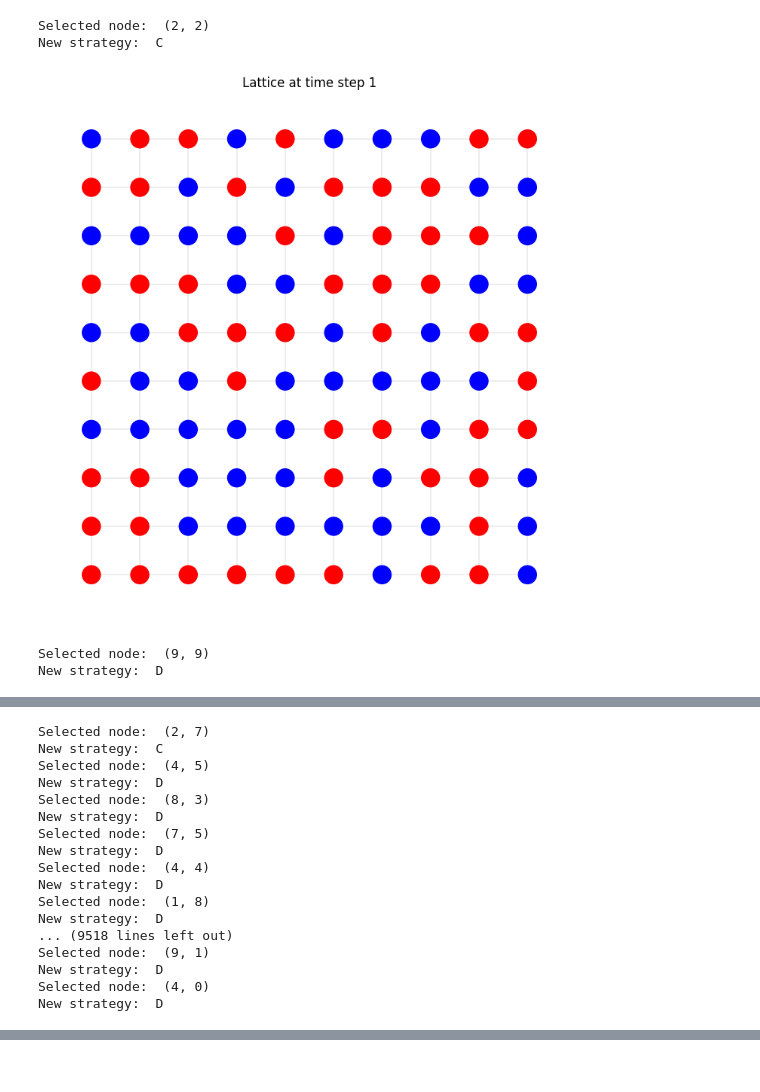
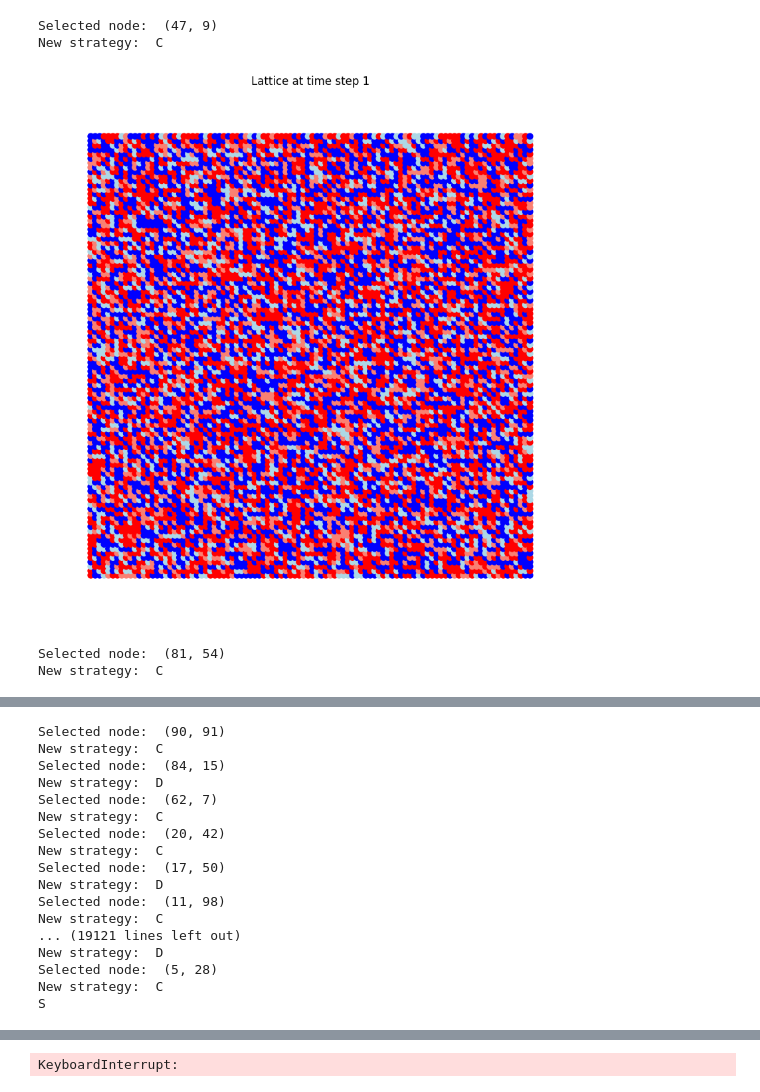
Before and after one commit to How2Troll/NetworkScience, a Jupyter notebook: sim7.ipynb, the cells around one changed output, grey strips where cells are left out. Saved outputs shown, nothing was run; the diff lists cells and outputs as text; code cells hidden in the pictures.

```diff
--- a/sim7.ipynb
+++ b/sim7.ipynb
@@ -9,9 +9,9 @@ logging.basicConfig(filename='simulation_log.log', level=logging.INFO,
                     format='%(asctime)s - %(message)s')
 
 # Adjust grid size to 30x30
-GRID_SIZE = 10
+GRID_SIZE = 100
 NUM_AGENTS = GRID_SIZE * GRID_SIZE  # Total number of agents
-RICH_SITE_PROB = 0.0  # Fraction of rich sites (adjust as needed)
+RICH_SITE_PROB = 0.3  # Fraction of rich sites (adjust as needed)
 AVERAGE_SITE_PROB = 0.0  # Fraction of average sites (you can adjust as needed)
 INITIAL_COOPERATION_PROB = 0.5
 c = 10  # Resource contrast (c) between rich and poor sites
@@ -120,7 +120,7 @@ def calculate_payoff(strategy, site, neighbor_strategy, neighbor_site):
 
 # Update strategy for only the selected node
 def update_strategy(G, payoffs, selected_node):
-    mutation_prob = 0.05  # Small chance of strategy mutation
+    mutation_prob = 0.00#0.05  # Small chance of strategy mutation
     m = 10  # Exponent
 
     node = selected_node
@@ -161,17 +161,40 @@ def update_strategy(G, payoffs, selected_node):
     # Apply the new strategy to the node
     G.nodes[node]['strategy'] = new_strategy
 
+#Visualization of the lattice with different colors for cooperators and defectors
 def plot_lattice(G, timestep):
-    # Color cooperators (blue) and defectors (red)
-    strategy_map = {'C': 'blue', 'D': 'red'}
-    node_colors = [strategy_map[G.nodes[node]['strategy']] for node in G.nodes()]
+    """
+    Plot a lattice where node color is determined by strategy and site_type.
+    Cooperators (C) are blue or light blue based on site type.
+    Defectors (D) are red or light red based on site type.
+    """
+    node_colors = []
+
+    for node in G.nodes():
+        strategy = G.nodes[node].get('strategy')  # 'C' or 'D'
+        site_type = G.nodes[node].get('site_type')  # 'rich' or 'poor'
+        #print("Site type: ", site_type)
+
+
+        if strategy == 'C':
+            if site_type == 'rich':
+                node_colors.append('lightblue')  # Cooperators on rich sites
+            else:
+                node_colors.append('blue')       # Cooperators on poor sites
+        elif strategy == 'D':
+            if site_type == 'rich':
+                node_colors.append('salmon') # Defectors on rich sites
+            else:
+                node_colors.append('red')        # Defectors on poor sites
+        else:
+            node_colors.append('grey')           # Default in case of missing strategy
 
     # Draw the grid with proper node colors
     pos = dict((n, n) for n in G.nodes())  # Use grid positions
-    plt.figure(figsize=(7, 7))
+    plt.figure(figsize=(8, 8))
 
-    # Increase node size to remove white spaces between dots
-    nx.draw(G, pos, node_color=node_colors, with_labels=False, node_size=300, edge_color='black', width=0.05)
+    nx.draw(G, pos, node_color=node_colors, with_labels=False, node_size=40, edge_color='black', width=0.05)
+
 
     plt.title(f"Lattice at time step {timestep}")
     plt.show()
@@ -180,7 +203,7 @@ def plot_lattice(G, timestep):
 def simulate():
     G = create_lattice()
     cooperation_levels = []
-    num_time_steps = 500000  # Adjust as needed
+    num_time_steps = 50000  # Adjust as needed
     logging.info(f"========================================")
     logging.info(f"Simulation started")
     logging.info(f"=========================================")
@@ -195,34 +218,34 @@ def simulate():
         payoffs = play_game(G, selected_node)
 
         # Update strategy for only the selected node
         update_strategy(G, payoffs, selected_node)
 
         # Record cooperation level
         if t % 1000 == 0:  # Adjust frequency of recording as needed
             num_cooperators = sum(1 for node in G.nodes() if G.nodes[node]['strategy'] == 'C')
             cooperation_level = num_cooperators / NUM_AGENTS
             cooperation_levels.append(cooperation_level)
 
         # Visualization (optional)
         if t == 1:
             plot_lattice(G, t+1)
         if (t % 50000 == 0):
             plot_lattice(G, t+1)
 
     return cooperation_levels, G
 
 # Run the simulation and plot the final state
 cooperation_levels, G = simulate()
 
 # Plot the cooperation level over time
 plt.plot(cooperation_levels)
 plt.xlabel("Time step (x1000)")
 plt.ylabel("Cooperation level")
 plt.title("Cooperation Level Over Time")
 plt.show()
 # %% [output]
-Selected node:  (2, 2)
+Selected node:  (47, 9)
 New strategy:  C
-[figure, old version]
+[figure, new version]
-Selected node:  (9, 9)
-New strategy:  D
+Selected node:  (81, 54)
+New strategy:  C
@@ -230,17 +253,17 @@ New strategy:  D
-Selected node:  (2, 7)
+Selected node:  (90, 91)
 New strategy:  C
-Selected node:  (4, 5)
+Selected node:  (84, 15)
 New strategy:  D
-Selected node:  (8, 3)
+Selected node:  (62, 7)
+New strategy:  C
+Selected node:  (20, 42)
+New strategy:  C
+Selected node:  (17, 50)
 New strategy:  D
-Selected node:  (7, 5)
+Selected node:  (11, 98)
+New strategy:  C
+... (19121 lines left out)
 New strategy:  D
-Selected node:  (4, 4)
-New strategy:  D
-Selected node:  (1, 8)
-New strategy:  D
-... (9518 lines left out)
-Selected node:  (9, 1)
-New strategy:  D
-Selected node:  (4, 0)
-New strategy:  D
+Selected node:  (5, 28)
+New strategy:  C
+S
@@ -247,0 +270 @@ New strategy:  D
+KeyboardInterrupt:
```
Also changed, not shown: parts of 1 cell of this notebook, 2 other files.
